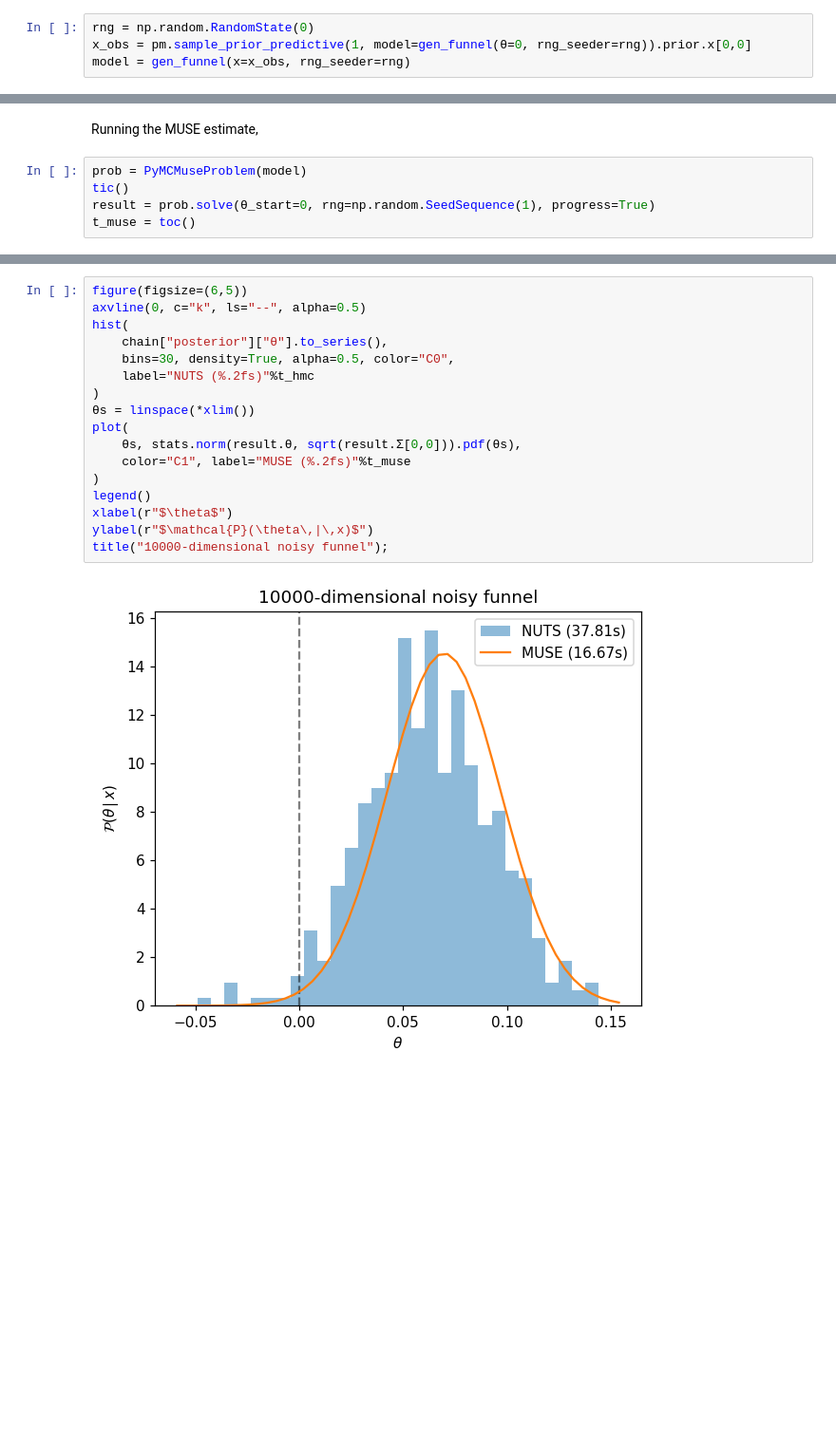
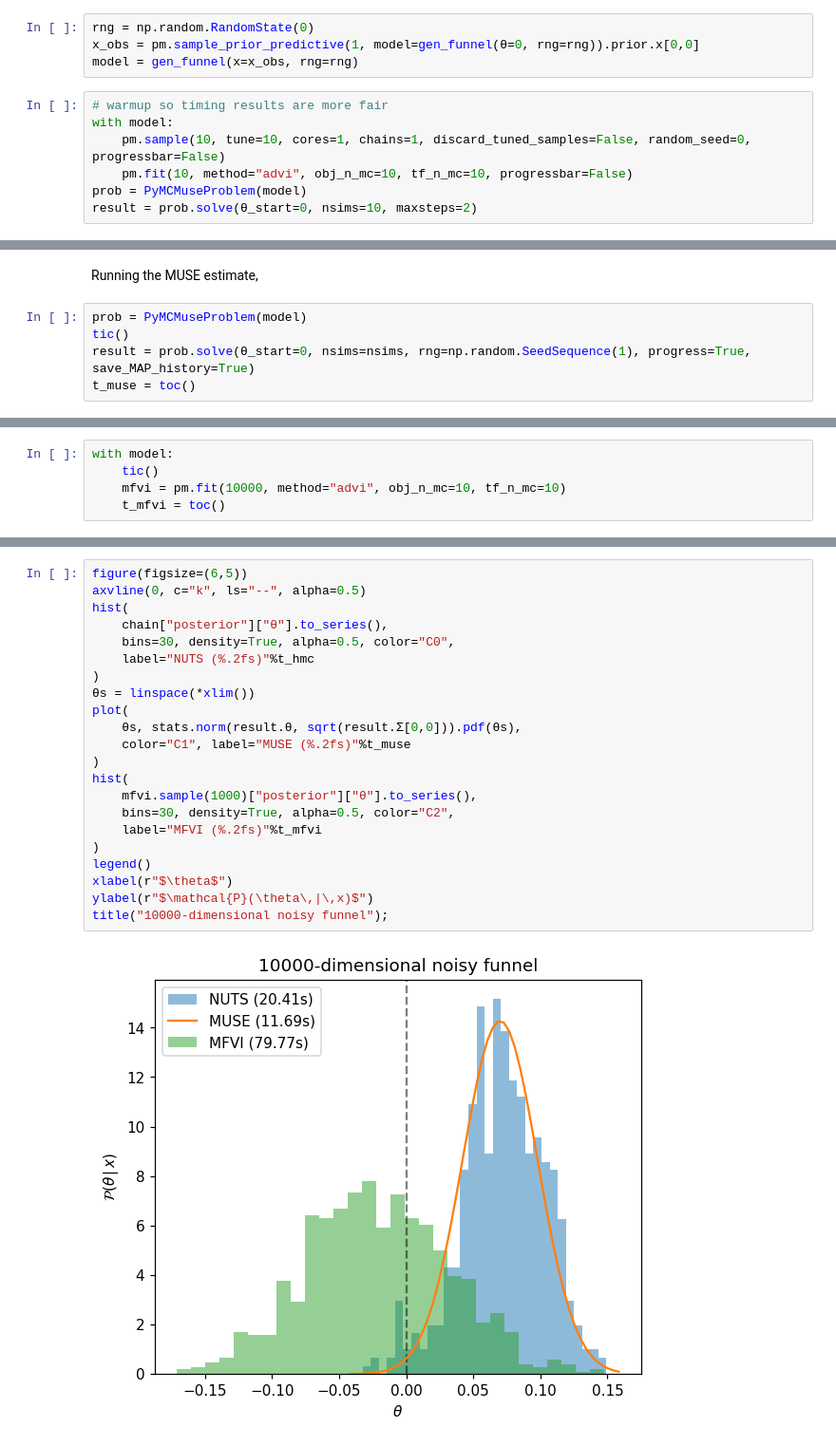
Before and after one commit to marius311/muse_inference, a Jupyter notebook: example.ipynb, the cells around one changed output, grey strips where cells are left out. Shown: that part at 95% size. Saved outputs shown, nothing was run; the diff lists cells and outputs as text; blank space fills up the shorter version.

```diff
--- a/example.ipynb
+++ b/example.ipynb
@@ -43,8 +46,15 @@ def gen_funnel(x=None, θ=None, rng_seeder=None):
 Next, lets choose a true value of $\theta=0$ and generate some simulated data, $x$, which we'll use as "observations":
 # %%
 rng = np.random.RandomState(0)
-x_obs = pm.sample_prior_predictive(1, model=gen_funnel(θ=0, rng_seeder=rng)).prior.x[0,0]
-model = gen_funnel(x=x_obs, rng_seeder=rng)
+x_obs = pm.sample_prior_predictive(1, model=gen_funnel(θ=0, rng=rng)).prior.x[0,0]
+model = gen_funnel(x=x_obs, rng=rng)
+# %%
+# warmup so timing results are more fair
+with model:
+    pm.sample(10, tune=10, cores=1, chains=1, discard_tuned_samples=False, random_seed=0, progressbar=False)
+    pm.fit(10, method="advi", obj_n_mc=10, tf_n_mc=10, progressbar=False)
+prob = PyMCMuseProblem(model)
+result = prob.solve(θ_start=0, nsims=10, maxsteps=2)
 # %% [markdown]
 We can run HMC on the problem to compute the "true" answer to compare against:
 # %%
@@ -72,5 +76,5 @@ Running the MUSE estimate,
 # %%
 prob = PyMCMuseProblem(model)
 tic()
-result = prob.solve(θ_start=0, rng=np.random.SeedSequence(1), progress=True)
+result = prob.solve(θ_start=0, nsims=nsims, rng=np.random.SeedSequence(1), progress=True, save_MAP_history=True)
 t_muse = toc()
@@ -76,0 +83,5 @@ t_muse = toc()
+# %%
+with model:
+    tic()
+    mfvi = pm.fit(10000, method="advi", obj_n_mc=10, tf_n_mc=10)
+    t_mfvi = toc()
@@ -79,20 +92,25 @@ Now lets plot the two estimates. In this case, MUSE gives a nearly perfect answe
 # %%
 figure(figsize=(6,5))
 axvline(0, c="k", ls="--", alpha=0.5)
 hist(
     chain["posterior"]["θ"].to_series(),
     bins=30, density=True, alpha=0.5, color="C0",
     label="NUTS (%.2fs)"%t_hmc
 )
 θs = linspace(*xlim())
 plot(
     θs, stats.norm(result.θ, sqrt(result.Σ[0,0])).pdf(θs),
     color="C1", label="MUSE (%.2fs)"%t_muse
 )
+hist(
+    mfvi.sample(1000)["posterior"]["θ"].to_series(),
+    bins=30, density=True, alpha=0.5, color="C2",
+    label="MFVI (%.2fs)"%t_mfvi
+)
 legend()
 xlabel(r"$\theta$")
 ylabel(r"$\mathcal{P}(\theta\,|\,x)$")
 title("10000-dimensional noisy funnel");
 # %% [output]
-[figure, old version]
+[figure, new version]
 # %% [markdown]
```
Also changed, not shown: parts of 8 cells of this notebook, 12 other files.
